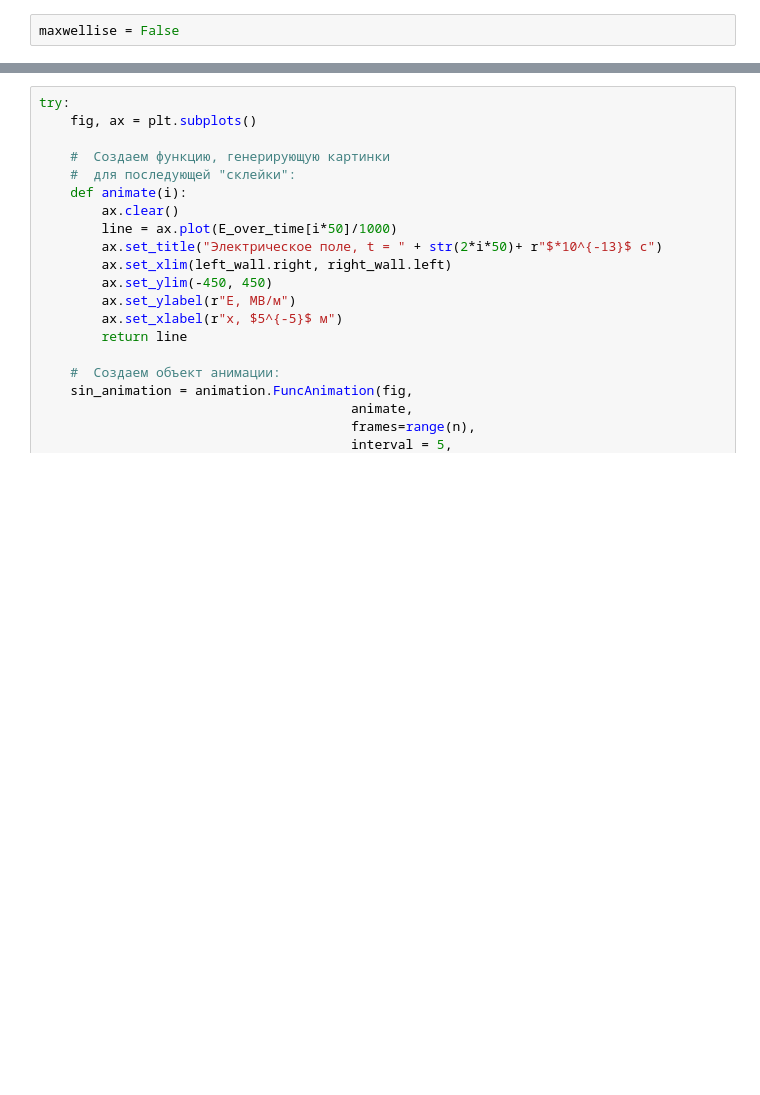
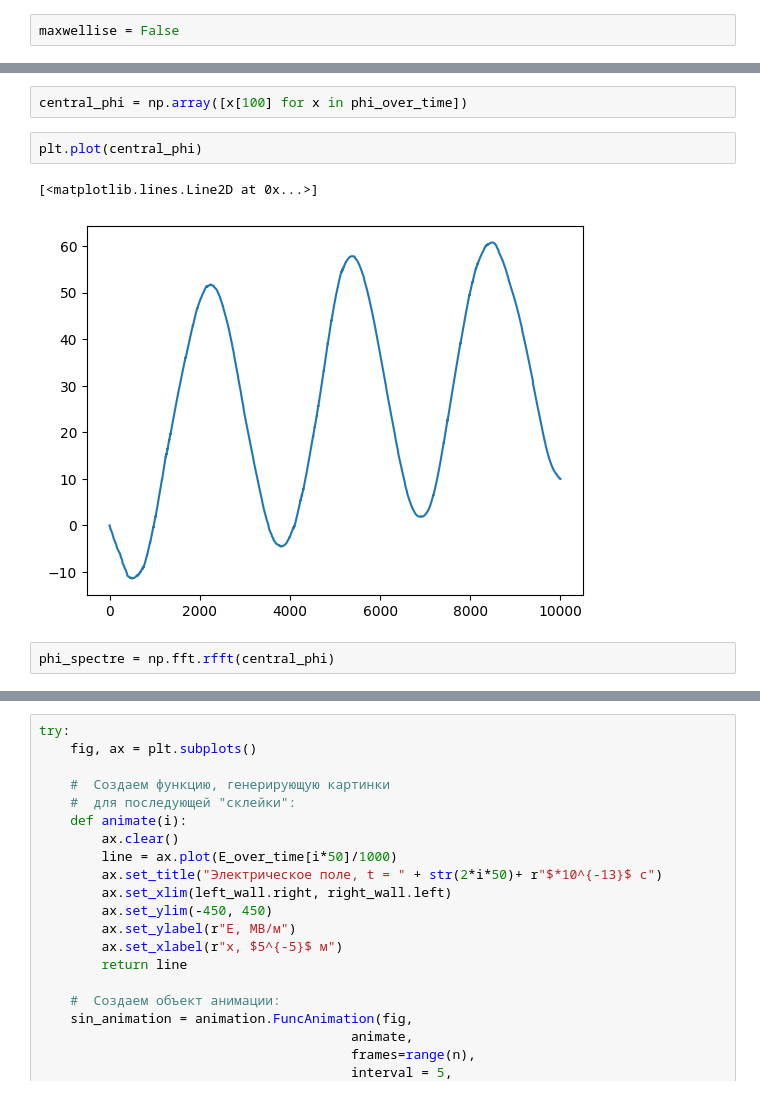
Before and after one commit to setupishe/PlasmaPython, a Jupyter notebook: results.ipynb, the cells around one changed output, grey strips where cells are left out. Cells and saved outputs as stored; diff of their text form; blank space fills up the shorter version.

```diff
--- a/results.ipynb
+++ b/results.ipynb
@@ -235,0 +192,9 @@ emitted:
+# %%
+central_phi = np.array([x[100] for x in phi_over_time])
+# %%
+plt.plot(central_phi)
+# %% [output]
+[<matplotlib.lines.Line2D at 0x...>]
+[figure, added]
+# %%
+phi_spectre = np.fft.rfft(central_phi)
```
Also changed, not shown: parts of 29 cells of this notebook, 4 other files.
